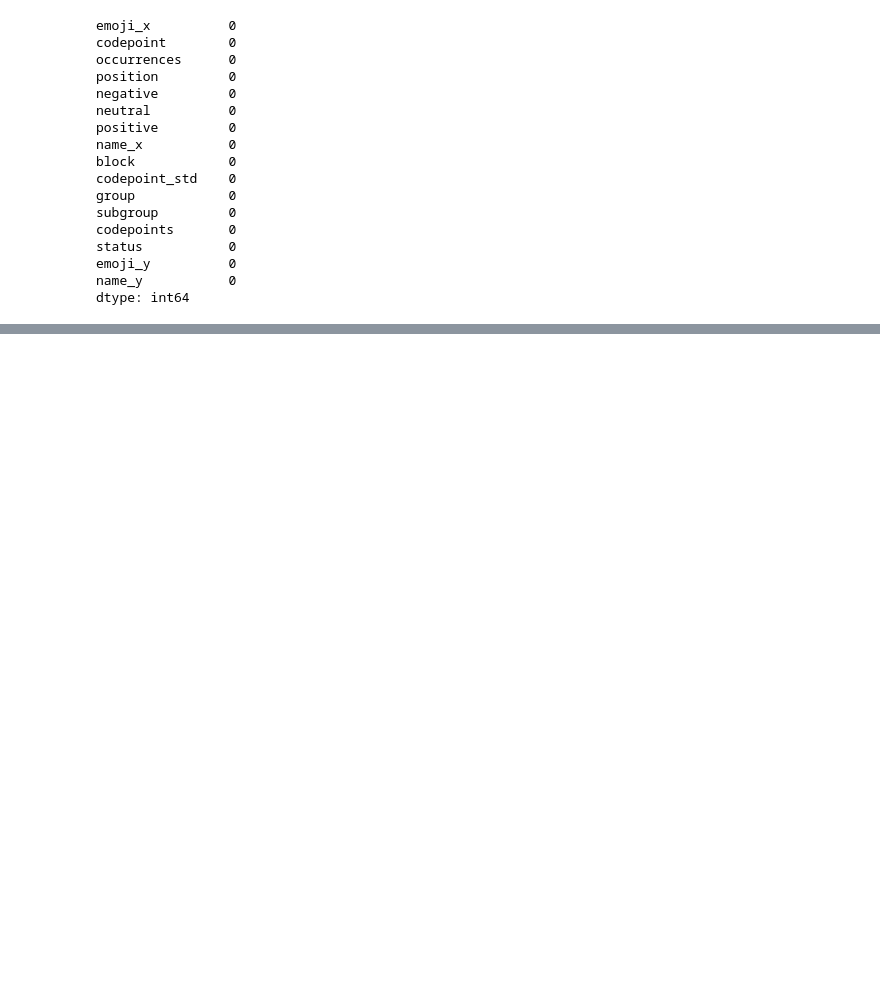
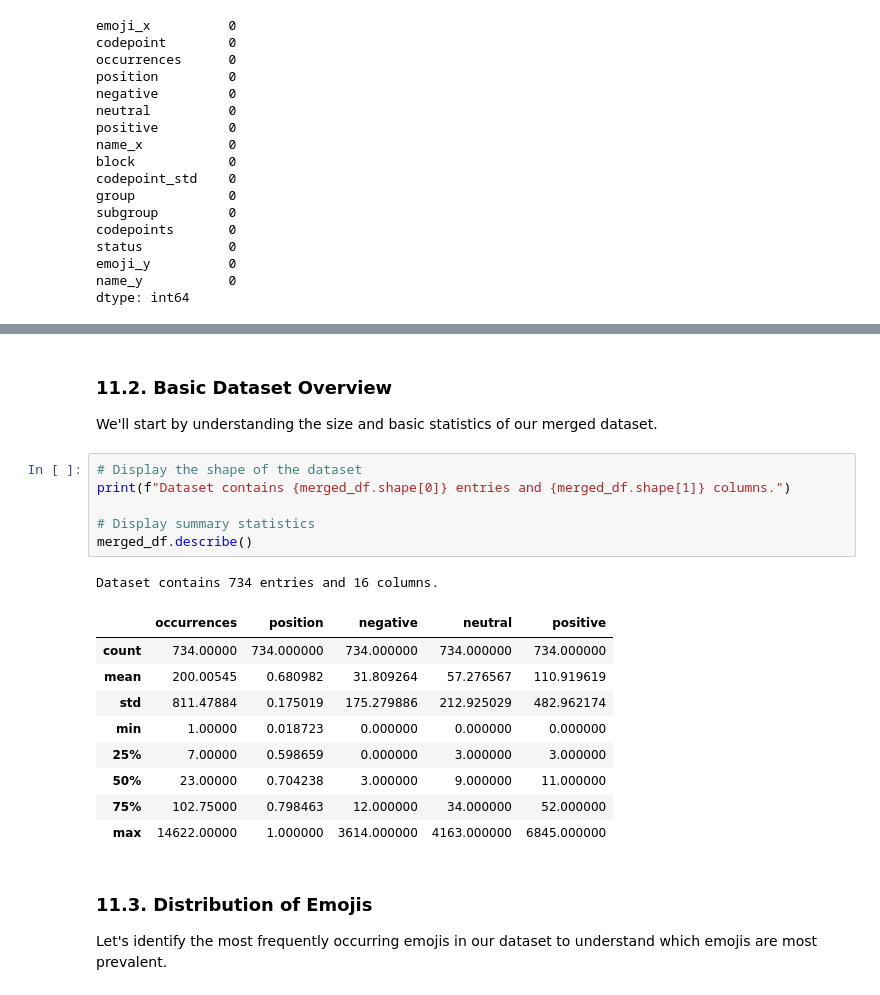
Before and after one commit to SamYatesSmith/EmojiInsight, a Jupyter notebook: notebooks/data_cleaning.ipynb, the cells around one changed output, grey strips where cells are left out. Saved outputs shown, nothing was run; the diff lists cells and outputs as text; blank space fills up the shorter version.

```diff
--- a/notebooks/data_cleaning.ipynb
+++ b/notebooks/data_cleaning.ipynb
@@ -308,0 +353,25 @@ With the sentiment data cleaned and merged with the Unicode emoji data, we're no
+# %% [markdown]
+### 11.2. Basic Dataset Overview
+
+We'll start by understanding the size and basic statistics of our merged dataset.
+# %%
+# Display the shape of the dataset
+print(f"Dataset contains {merged_df.shape[0]} entries and {merged_df.shape[1]} columns.")
+
+# Display summary statistics
+merged_df.describe()
+# %% [output]
+Dataset contains 734 entries and 16 columns.
+|  | occurrences | position | negative | neutral | positive |
+| count | 734.00000 | 734.000000 | 734.000000 | 734.000000 | 734.000000 |
+| mean | 200.00545 | 0.680982 | 31.809264 | 57.276567 | 110.919619 |
+| std | 811.47884 | 0.175019 | 175.279886 | 212.925029 | 482.962174 |
+| min | 1.00000 | 0.018723 | 0.000000 | 0.000000 | 0.000000 |
+| 25% | 7.00000 | 0.598659 | 0.000000 | 3.000000 | 3.000000 |
+| 50% | 23.00000 | 0.704238 | 3.000000 | 9.000000 | 11.000000 |
+| 75% | 102.75000 | 0.798463 | 12.000000 | 34.000000 | 52.000000 |
+| max | 14622.00000 | 1.000000 | 3614.000000 | 4163.000000 | 6845.000000 |
+# %% [markdown]
+### 11.3. Distribution of Emojis
+
+Let's identify the most frequently occurring emojis in our dataset to understand which emojis are most prevalent.
```
Also changed, not shown: parts of 16 cells of this notebook.
